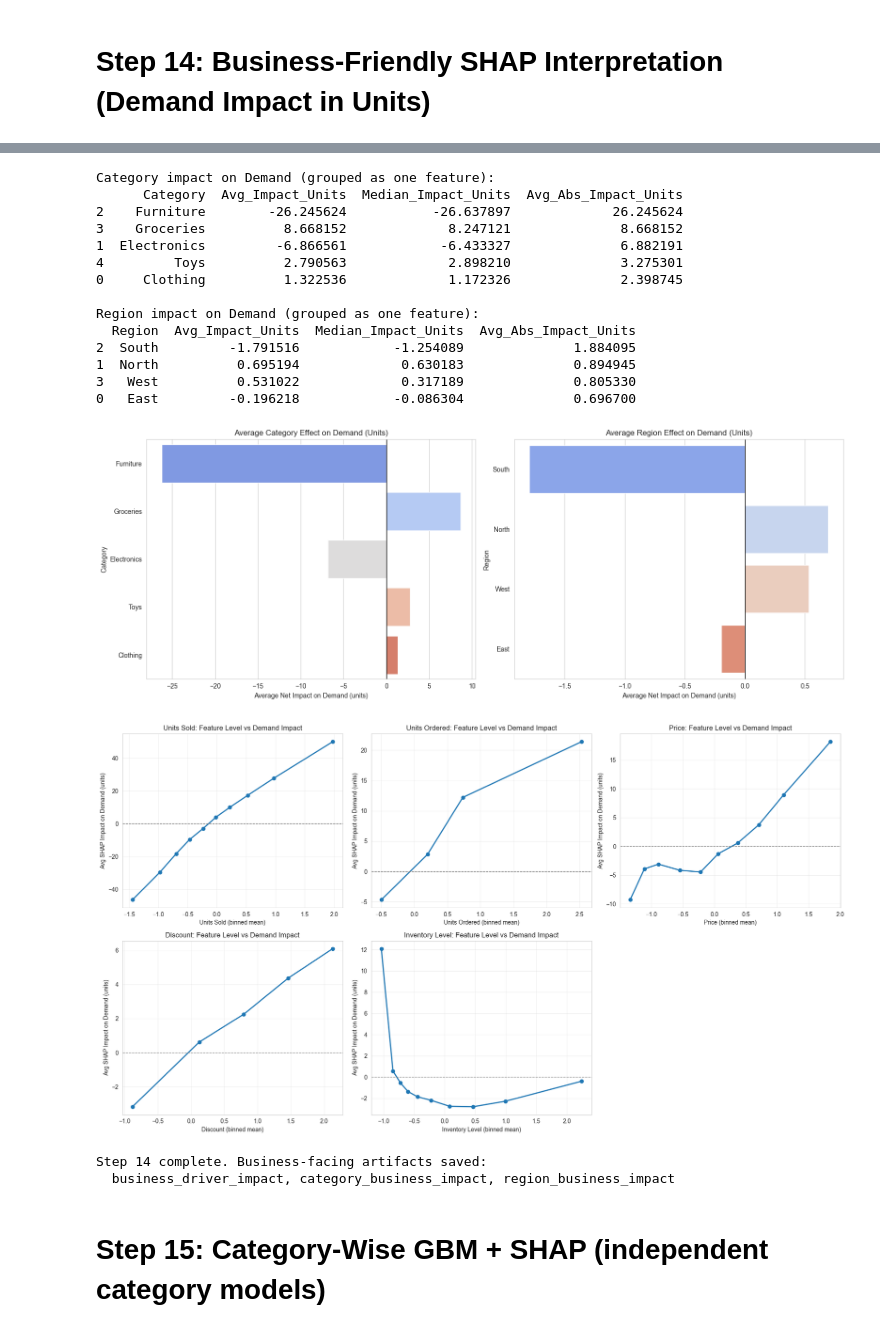
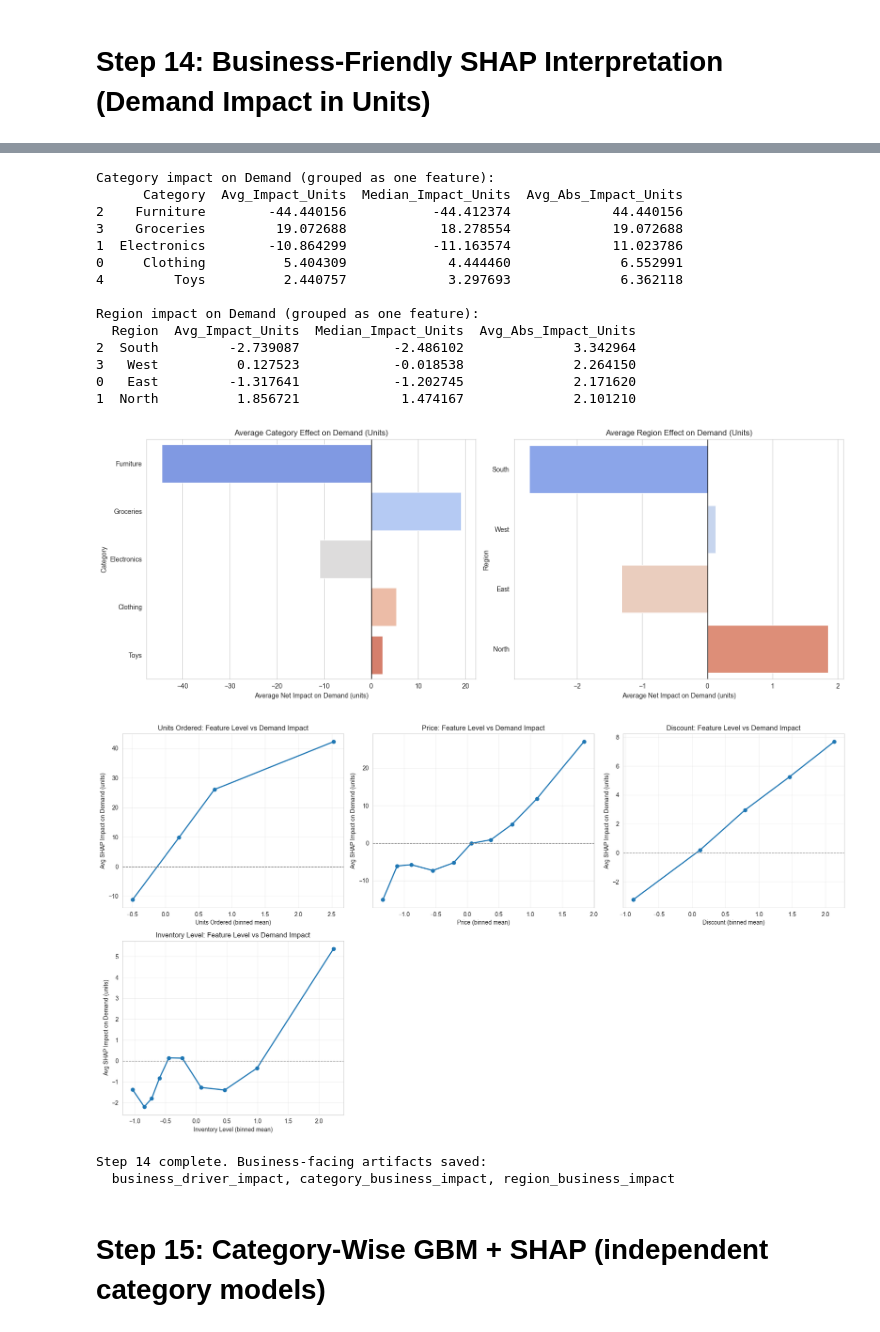
Before and after one commit to nilotpalc/kaggle_demand_forecasting, a Jupyter notebook: solutionfile.ipynb, the cells around one changed output, grey strips where cells are left out. Saved outputs shown, nothing was run; the diff lists cells and outputs as text; code cells hidden in the pictures.

```diff
--- a/solutionfile.ipynb
+++ b/solutionfile.ipynb
@@ -1185,7 +1304,15 @@ shap_signed_df = pd.DataFrame(
     columns=surrogate_shap_sample.columns,
     index=surrogate_shap_sample.index,
 )
-shap_abs_df = shap_signed_df.abs()
+
+# Exclude ID-like labels from interpretation outputs
+excluded_eval_features = ['StoreID_encoded', 'ProductID_encoded']
+present_excluded = [c for c in excluded_eval_features if c in shap_signed_df.columns]
+shap_signed_eval = shap_signed_df.drop(columns=excluded_eval_features, errors='ignore')
+shap_abs_eval = shap_signed_eval.abs()
+
+print(f"Excluded from Step 14 evaluation: {present_excluded if present_excluded else 'None found'}")
+print(f"Features evaluated in Step 14: {shap_signed_eval.shape[1]}")
 
 # -----------------------------
 # 14A) Grouped driver impact in Demand units
@@ -1195,8 +1322,6 @@ feature_group_map = {
     'Region_': 'Region',
     'Weather Condition_': 'Weather Condition',
     'Seasonality_': 'Seasonality',
-    'StoreID_encoded': 'Store ID',
-    'ProductID_encoded': 'Product ID',
     'day_of_week': 'Calendar',
     'day_of_month': 'Calendar',
     'month': 'Calendar',
@@ -1216,11 +1341,11 @@ def map_feature_to_group(col_name: str) -> str:
             return group_name
     return 'Other'
 
-feature_to_group = pd.Series(shap_signed_df.columns, index=shap_signed_df.columns).apply(map_feature_to_group)
+feature_to_group = pd.Series(shap_signed_eval.columns, index=shap_signed_eval.columns).apply(map_feature_to_group)
 
 # Sum feature contributions into groups per row
-grouped_signed = shap_signed_df.T.groupby(feature_to_group).sum().T
-grouped_abs = shap_abs_df.T.groupby(feature_to_group).sum().T
+grouped_signed = shap_signed_eval.T.groupby(feature_to_group).sum().T
+grouped_abs = shap_abs_eval.T.groupby(feature_to_group).sum().T
 
 grouped_driver_table = pd.DataFrame({
     'Feature Group': grouped_abs.columns,
@@ -1273,18 +1398,18 @@ plt.show()
 meta_source = df_train_split[['Category', 'Region']].reset_index(drop=True)
 meta_sample = meta_source.loc[surrogate_shap_sample.index].copy()
 
-category_cols = [c for c in shap_signed_df.columns if c.startswith('Category_')]
-region_cols = [c for c in shap_signed_df.columns if c.startswith('Region_')]
+category_cols = [c for c in shap_signed_eval.columns if c.startswith('Category_')]
+region_cols = [c for c in shap_signed_eval.columns if c.startswith('Region_')]
 
 if category_cols:
-    category_row_impact = shap_signed_df[category_cols].sum(axis=1)
+    category_row_impact = shap_signed_eval[category_cols].sum(axis=1)
 else:
-    category_row_impact = pd.Series(0.0, index=shap_signed_df.index)
+    category_row_impact = pd.Series(0.0, index=shap_signed_eval.index)
 
 if region_cols:
-    region_row_impact = shap_signed_df[region_cols].sum(axis=1)
+    region_row_impact = shap_signed_eval[region_cols].sum(axis=1)
 else:
-    region_row_impact = pd.Series(0.0, index=shap_signed_df.index)
+    region_row_impact = pd.Series(0.0, index=shap_signed_eval.index)
 
 category_impact_table = (
     pd.DataFrame({'Category': meta_sample['Category'].values, 'Impact': category_row_impact.values})
@@ -1335,13 +1460,16 @@ plt.show()
 # 14C) How feature movement changes demand (simple, business-friendly curves)
 # -----------------------------
 key_numeric = ['Units Sold', 'Units Ordered', 'Price', 'Discount', 'Inventory Level']
-available_numeric = [c for c in key_numeric if c in surrogate_shap_sample.columns]
+available_numeric = [
+    c for c in key_numeric
+    if c in surrogate_shap_sample.columns and c in shap_signed_eval.columns
+]
 
 impact_curve_data = []
 for col in available_numeric:
     tmp = pd.DataFrame({
         'feature_value': surrogate_shap_sample[col].values,
-        'shap_impact': shap_signed_df[col].values
+        'shap_impact': shap_signed_eval[col].values
     }).dropna()
 
     # 10 quantile bins for an easy business curve
@@ -1405,19 +1533,19 @@ Top grouped demand drivers (business view):
 Category impact on Demand (grouped as one feature):
       Category  Avg_Impact_Units  Median_Impact_Units  Avg_Abs_Impact_Units
-2    Furniture        -26.245624           -26.637897             26.245624
-3    Groceries          8.668152             8.247121              8.668152
-1  Electronics         -6.866561            -6.433327              6.882191
-4         Toys          2.790563             2.898210              3.275301
-0     Clothing          1.322536             1.172326              2.398745
+2    Furniture        -44.440156           -44.412374             44.440156
+3    Groceries         19.072688            18.278554             19.072688
+1  Electronics        -10.864299           -11.163574             11.023786
+0     Clothing          5.404309             4.444460              6.552991
+4         Toys          2.440757             3.297693              6.362118
 
 Region impact on Demand (grouped as one feature):
   Region  Avg_Impact_Units  Median_Impact_Units  Avg_Abs_Impact_Units
-2  South         -1.791516            -1.254089              1.884095
-1  North          0.695194             0.630183              0.894945
-3   West          0.531022             0.317189              0.805330
-0   East         -0.196218            -0.086304              0.696700
+2  South         -2.739087            -2.486102              3.342964
+3   West          0.127523            -0.018538              2.264150
+0   East         -1.317641            -1.202745              2.171620
+1  North          1.856721             1.474167              2.101210
-[figure, old version]
+[figure, new version]
-[figure, old version]
+[figure, new version]
 Step 14 complete. Business-facing artifacts saved:
   business_driver_impact, category_business_impact, region_business_impact
 # %% [markdown]
```
Also changed, not shown: parts of 12 cells of this notebook.
